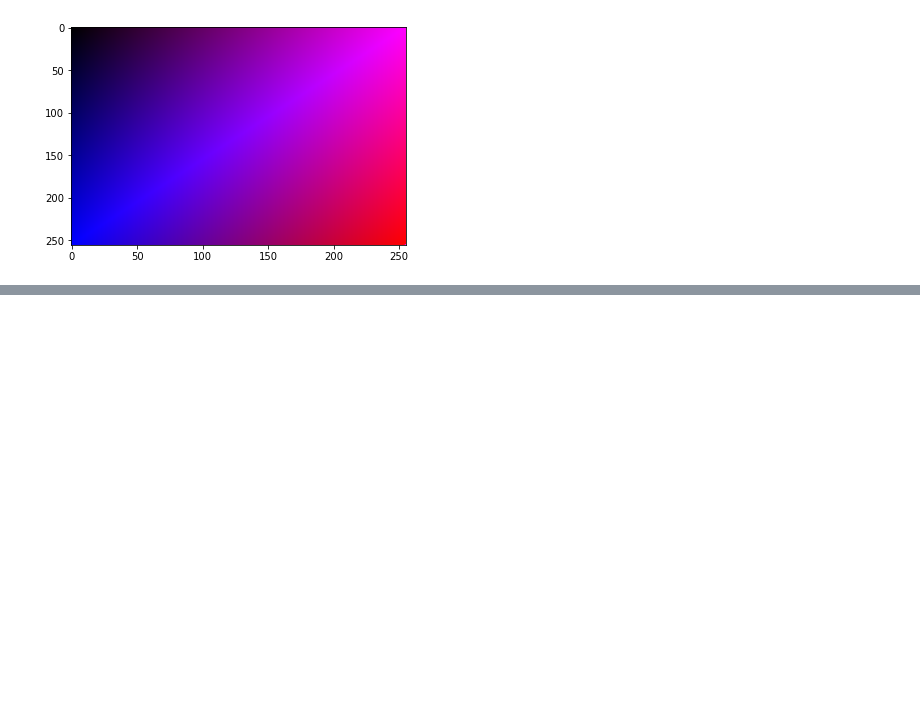
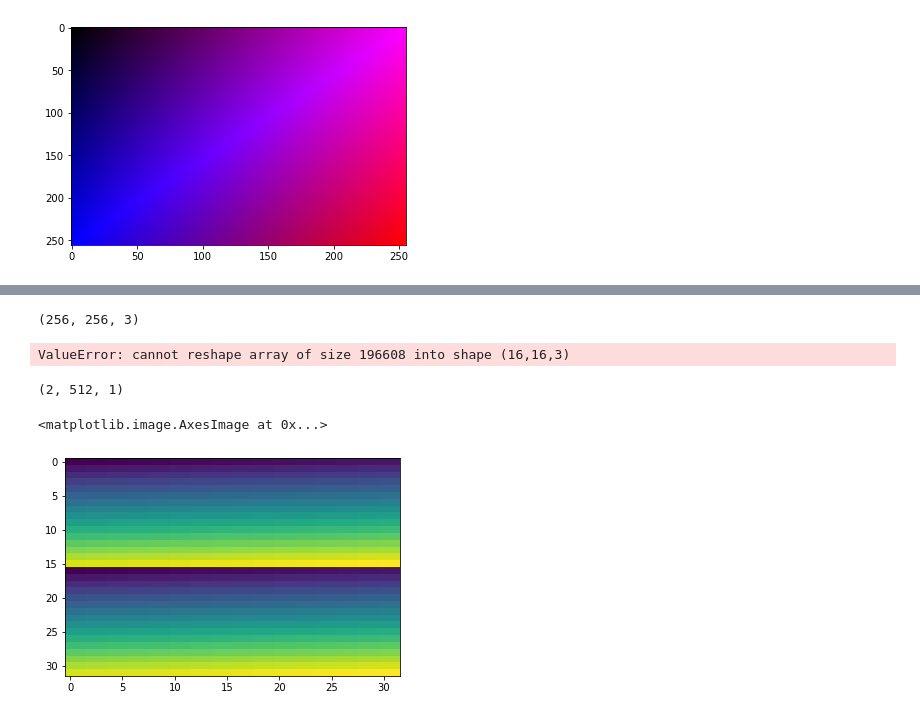
Before and after one commit to ssaeed85/dsc-RGB-Imshow, a Jupyter notebook: RGB Understanding.ipynb, the cells around one changed output, grey strips where cells are left out. Drawn from its saved outputs; the diff is of its cells as text; code cells hidden in the pictures; blank space fills up the shorter version.

```diff
--- a/RGB Understanding.ipynb
+++ b/RGB Understanding.ipynb
@@ -485,0 +515,21 @@ plt.imshow(np.dstack([bit4_channel_R_tiled,
+# %%
+t.shape
+# %% [output]
+(256, 256, 3)
+# %%
+plt.imshow(t.reshape(16,16,3))
+# %% [output]
+ValueError: cannot reshape array of size 196608 into shape (16,16,3)
+# %%
+RGB_blue_supertile = np.zeros((2, 2, 1))
+for i in range(1,256):
+    RGB_blue_supertile = np.hstack([RGB_blue_supertile,i*np.ones((2, 2, 1))])
+# %%
+RGB_blue_supertile.shape
+# %% [output]
+(2, 512, 1)
+# %%
+plt.imshow(RGB_blue_supertile.reshape(32,32,1), aspect='auto')
+# %% [output]
+<matplotlib.image.AxesImage at 0x...>
+[figure, added]
```
Also changed, not shown: parts of 10 cells of this notebook.
